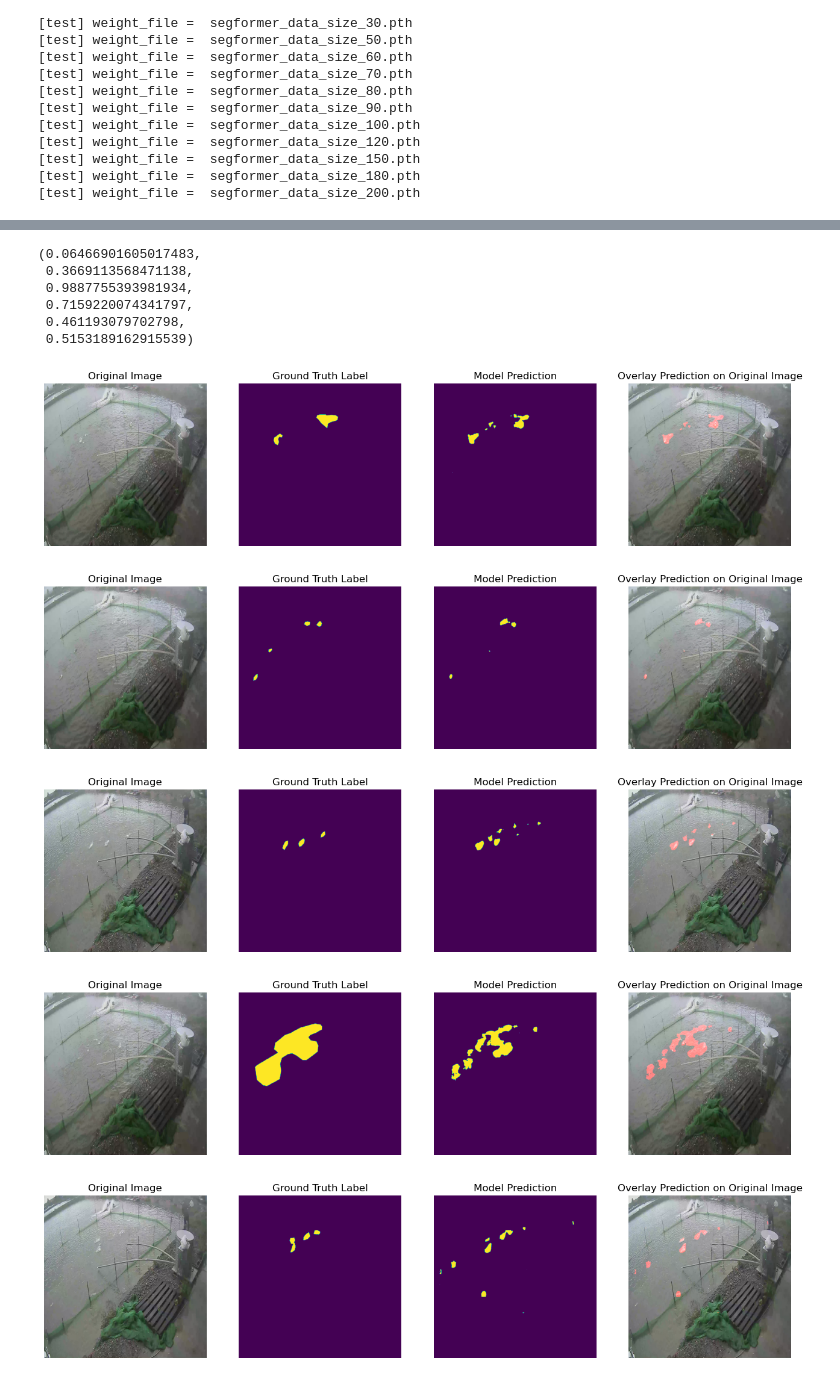
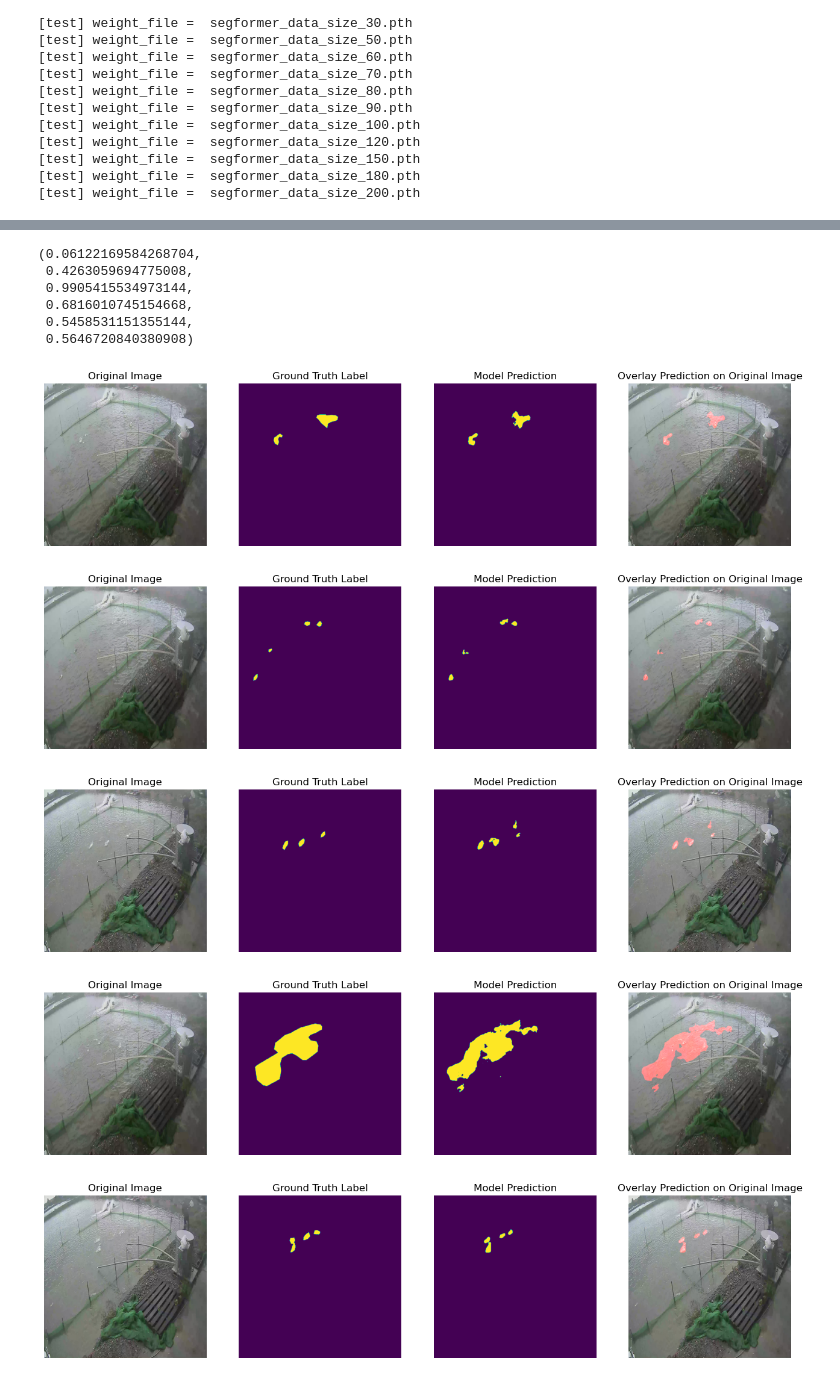
Before and after one commit to Eat-Apple-Again/RipplesDetection, a Jupyter notebook: KD_segformer_0409_num1.ipynb, the cells around one changed output, grey strips where cells are left out. Cells and saved outputs as stored; diff of their text form; code cells hidden in the pictures.

Commit message:
Attempted: teacher_ratio=0.9, temperature=5
Attempted: teacher_ratio=0.9, temperature=5

```diff
--- a/KD_segformer_0409_num1.ipynb
+++ b/KD_segformer_0409_num1.ipynb
@@ -340,7 +340,7 @@ for train_size in train_sizes:
         train_loader = DataLoader(train_subset, batch_size=1, shuffle=False)
         val_loader = DataLoader(val_subset, batch_size=1, shuffle=False)
         # train
-        teacher_ratio = 0.6
+        teacher_ratio = 0.9
         temperature = 5
         lc = train(model_segformer, model_sam, processor_sam, train_loader, val_loader, train_size, True, teacher_ratio, temperature)
 
@@ -559,7 +559,7 @@ for key in metrics_keys:
 # %%
 def test_model_and_visualize_9(model, test_loader, num_visualizations=5):
     device = torch.device("cuda" if torch.cuda.is_available() else "cpu")
-    model.load_state_dict(torch.load('weights_KD_segformer_0409test_60\segformer_data_size_200.pth'))
+    model.load_state_dict(torch.load('weights_KD_segformer_0409test_90\segformer_data_size_200.pth'))
     model.to(device)
     model.eval()
 
@@ -592,39 +592,39 @@ def test_model_and_visualize_9(model, test_loader, num_visualizations=5):
             iou_scores.append(jaccard_score(true_flat, pred_flat, average='binary', zero_division=0))
             accuracies.append(accuracy_score(true_flat, pred_flat))
             precisions.append(precision_score(true_flat, pred_flat, average='binary', zero_division=0))
             recalls.append(recall_score(true_flat, pred_flat, average='binary', zero_division=0))
             f1_scores.append(f1_score(true_flat, pred_flat, average='binary', zero_division=0))
 
 
             if idx < num_visualizations:
                 # Visualize results
                 showSegmentationResult(model, [(image, mask)], num_images=1)
 
     avg_loss = total_loss / len(test_loader)
     avg_iou = np.mean(iou_scores)
     avg_accuracy = np.mean(accuracies)
     avg_precision = np.mean(precisions)
     avg_recall = np.mean(recalls)
     avg_f1 = np.mean(f1_scores)
 
 
     return avg_loss, avg_iou, avg_accuracy, avg_precision, avg_recall, avg_f1
 
 test_model_and_visualize_9(model_segformer, test_loader, 5)
 # %% [output]
 Clipping input data to the valid range for imshow with RGB data ([0..1] for floats or [0..255] for integers).
 Clipping input data to the valid range for imshow with RGB data ([0..1] for floats or [0..255] for integers).
 Clipping input data to the valid range for imshow with RGB data ([0..1] for floats or [0..255] for integers).
 Clipping input data to the valid range for imshow with RGB data ([0..1] for floats or [0..255] for integers).
 Clipping input data to the valid range for imshow with RGB data ([0..1] for floats or [0..255] for integers).
-(0.06466901605017483,
- 0.3669113568471138,
- 0.9887755393981934,
- 0.7159220074341797,
- 0.461193079702798,
- 0.5153189162915539)
+(0.06122169584268704,
+ 0.4263059694775008,
+ 0.9905415534973144,
+ 0.6816010745154668,
+ 0.5458531151355144,
+ 0.5646720840380908)
 [figure]
 [figure]
-[figure, old version]
+[figure, new version]
-[figure, old version]
+[figure, new version]
-[figure, old version]
+[figure, new version]
```
Also changed, not shown: parts of 4 cells of this notebook.
